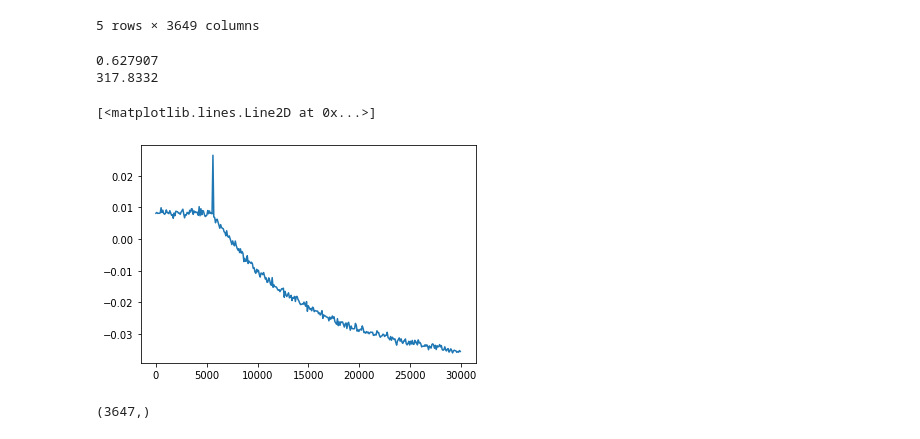
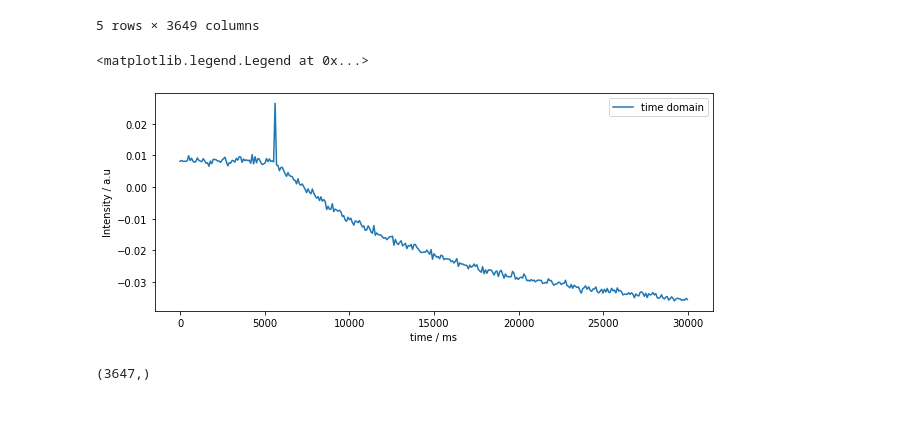
Before and after one commit to marco-finger/DSF-FS22-MarcoFinger, a Jupyter notebook: CodingTask1.ipynb, the cells around one changed output. Drawn from its saved outputs; the diff is of its cells as text; code cells hidden in the pictures; blank space fills up the shorter version.

```diff
--- a/CodingTask1.ipynb
+++ b/CodingTask1.ipynb
@@ -66,19 +66,15 @@ df.head()
 | 3 | 257 | -0.049682 | -0.049682 | -0.049682 | 0.519086 | -0.681150 | -0.000000 | -0.417230 | -0.000000 | -0.140451 | ... |
 | 4 | 340 | 0.335086 | 0.335086 | 0.335086 | -0.041393 | -0.000000 | -1.802774 | -0.510417 | -0.000000 | -0.000000 | ... |
 5 rows × 3649 columns
-# %%
-print(df.iloc[2, 10])
-print(df.columns[10])
-#df.plot([0,1:1000])
-# %% [output]
-0.627907
-317.8332
-# %%
-
-x = df.iloc[:,0]
-y = df.iloc[:,1950]
-plt.plot(x,y)
-# %% [output]
-[<matplotlib.lines.Line2D at 0x...>]
-[figure, removed]
+# %%
+plt.figure(figsize = (10,4))
+
+
+plt.plot(time, df.iloc[:,1950], label = "time domain")
+plt.xlabel('time / ms')
+plt.ylabel('Intensity / a.u')
+plt.legend()
+# %% [output]
+<matplotlib.legend.Legend at 0x...>
+[figure, added]
 # %%
```
Also changed, not shown: parts of 4 cells of this notebook.
